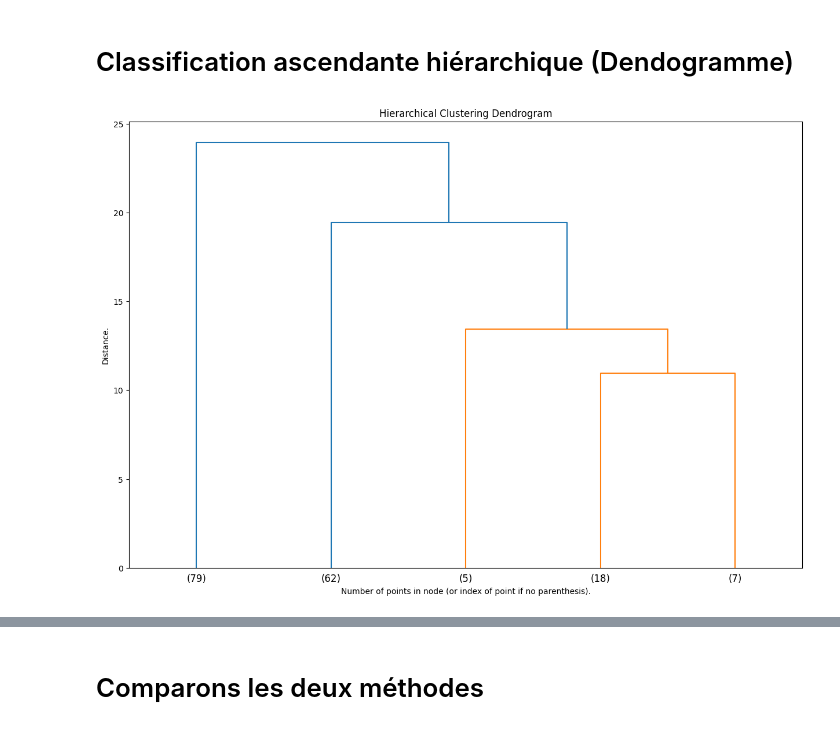
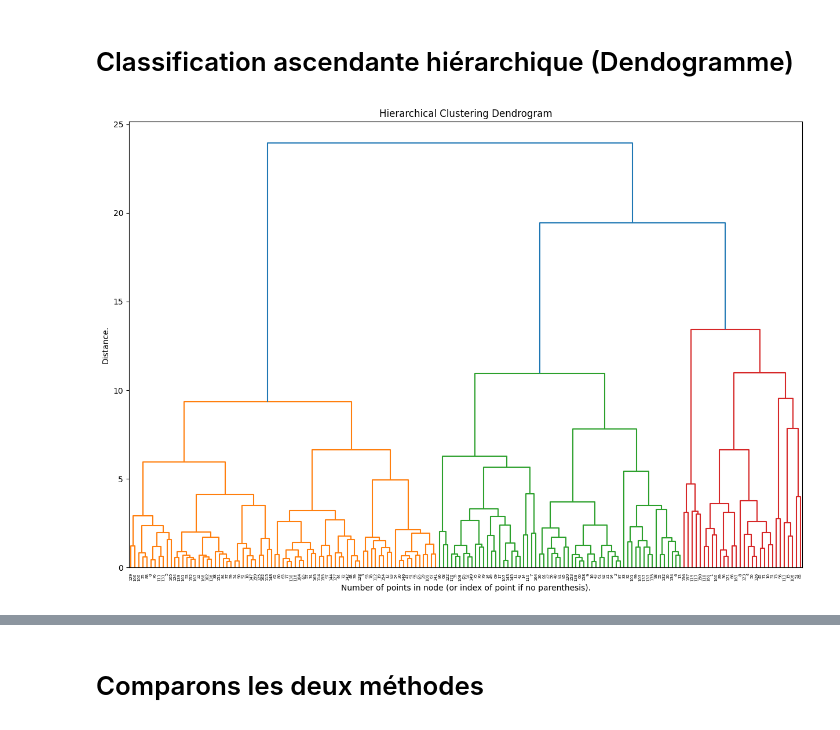
Before and after one commit to Sumoka14/Projet-n-9, a Jupyter notebook: Projet n°9 Visualisation.ipynb, the cells around one changed output, grey strips where cells are left out. Drawn from its saved outputs; the diff is of its cells as text; code cells hidden in the pictures.

```diff
--- a/Projet n°9 Visualisation.ipynb
+++ b/Projet n°9 Visualisation.ipynb
@@ -401,15 +435,15 @@ dendrogram_Cluster = fcluster(
 # %%
 
 fig, ax = plt.subplots(1, 1, figsize=(15, 10))
 
-_ = dendrogram(Z, p=5, truncate_mode="lastp", ax=ax)
+_ = dendrogram(Z, p=168, truncate_mode="lastp", ax=ax)
 
 plt.title("Hierarchical Clustering Dendrogram")
 plt.xlabel("Number of points in node (or index of point if no parenthesis).")
 plt.ylabel("Distance.")
 plt.show()
 # %% [output]
-[figure, old version]
+[figure, new version]
 # %%
 dfCentreReduit['Cluster_dendo'] = dendrogram_Cluster
 # df['Cluster_dendo'] = dendrogram_Cluster
```
Also changed, not shown: parts of 46 cells of this notebook.
